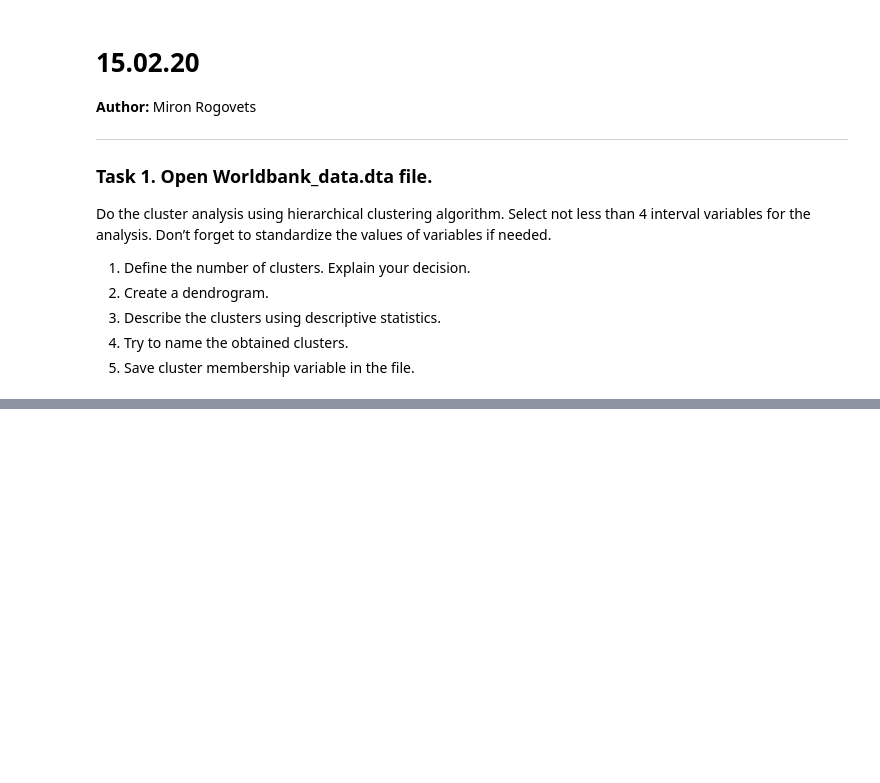
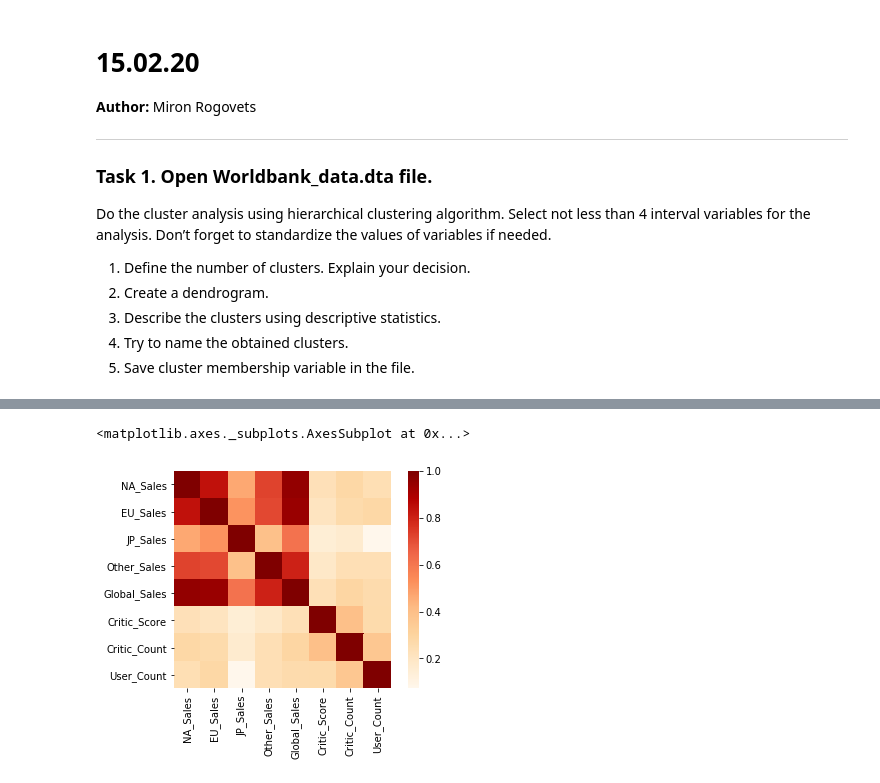
Before and after one commit to Mist3r-R/da-hse-sse-2020, a Jupyter notebook: 15.02_Rogovets.ipynb, the cells around one changed output, grey strips where cells are left out. Saved outputs shown, nothing was run; the diff lists cells and outputs as text; code cells hidden in the pictures; blank space fills up the shorter version.

```diff
--- a/15.02_Rogovets.ipynb
+++ b/15.02_Rogovets.ipynb
@@ -26,0 +200,3 @@ Do the cluster analysis using k-means algorithm. Select not less than 4 interval
+# %%
+df = pd.read_csv('data/video_games_sales.csv')
+df.head()
@@ -26,0 +264,9 @@ Do the cluster analysis using k-means algorithm. Select not less than 4 interval
+# %%
+df.dropna(inplace=True)
+# %%
+data = df[['NA_Sales', 'EU_Sales', 'JP_Sales', 'Other_Sales', 'Global_Sales', 'Critic_Score', 'Critic_Count', 'User_Count']]
+cor = data.corr()
+sns.heatmap(data.corr(), square = True, cmap='OrRd')
+# %% [output]
+<matplotlib.axes._subplots.AxesSubplot at 0x...>
+[figure, added]
```
Also changed, not shown: parts of 29 cells of this notebook.
